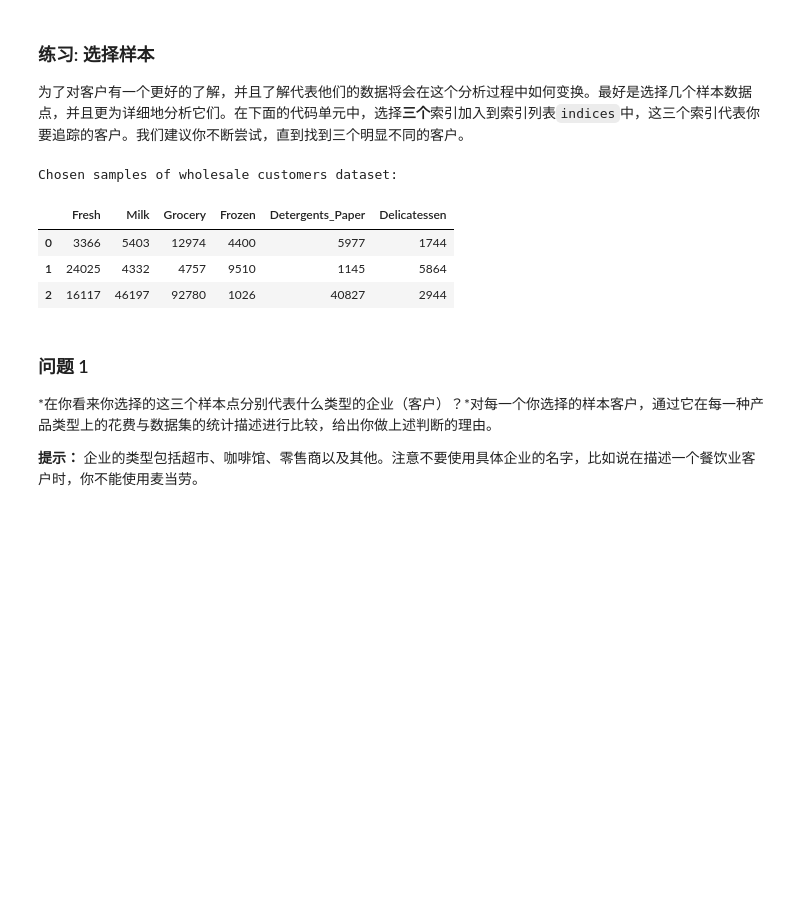
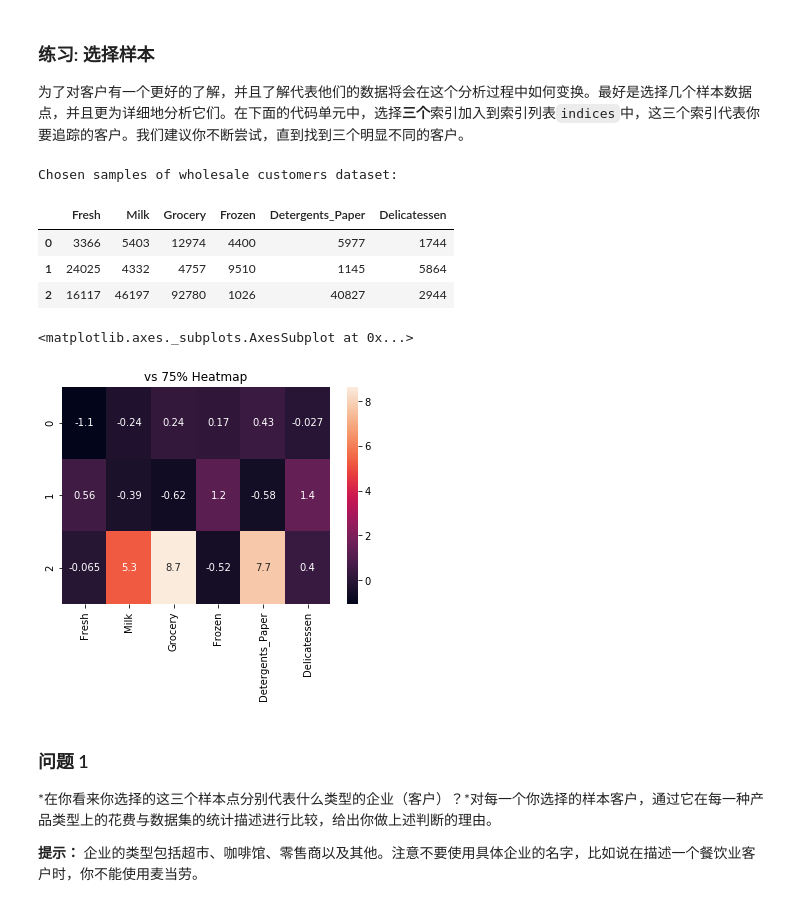
Before and after one commit to agassi4013/MLND_customer_segments, a Jupyter notebook: customer_segments.ipynb, the cells around one changed output. Drawn from its saved outputs; the diff is of its cells as text; code cells hidden in the pictures; blank space fills up the shorter version.

```diff
--- a/customer_segments.ipynb
+++ b/customer_segments.ipynb
@@ -64,17 +64,24 @@ display(data.describe())
 # %%
 # TODO：从数据集中选择三个你希望抽样的数据点的索引
 indices = [10,40,85]
 
 # 为选择的样本建立一个DataFrame
 samples = pd.DataFrame(data.loc[indices], columns = data.keys()).reset_index(drop = True)
 print "Chosen samples of wholesale customers dataset:"
 display(samples)
+
+import matplotlib.pyplot as plt
+import seaborn as sns
+plt.axes().set_title("vs 75% Heatmap")
+sns.heatmap((samples-data.quantile(q=0.75))/data.std(ddof=0), annot=True)
 # %% [output]
 Chosen samples of wholesale customers dataset:
 |  | Fresh | Milk | Grocery | Frozen | Detergents_Paper | Delicatessen |
 | 0 | 3366 | 5403 | 12974 | 4400 | 5977 | 1744 |
 | 1 | 24025 | 4332 | 4757 | 9510 | 1145 | 5864 |
 | 2 | 16117 | 46197 | 92780 | 1026 | 40827 | 2944 |
+<matplotlib.axes._subplots.AxesSubplot at 0x...>
+[figure, added]
 # %% [markdown]
 ### 问题 1
 *在你看来你选择的这三个样本点分别代表什么类型的企业（客户）？*对每一个你选择的样本客户，通过它在每一种产品类型上的花费与数据集的统计描述进行比较，给出你做上述判断的理由。
```
Also changed, not shown: parts of 1 cell of this notebook, 1 other file.
